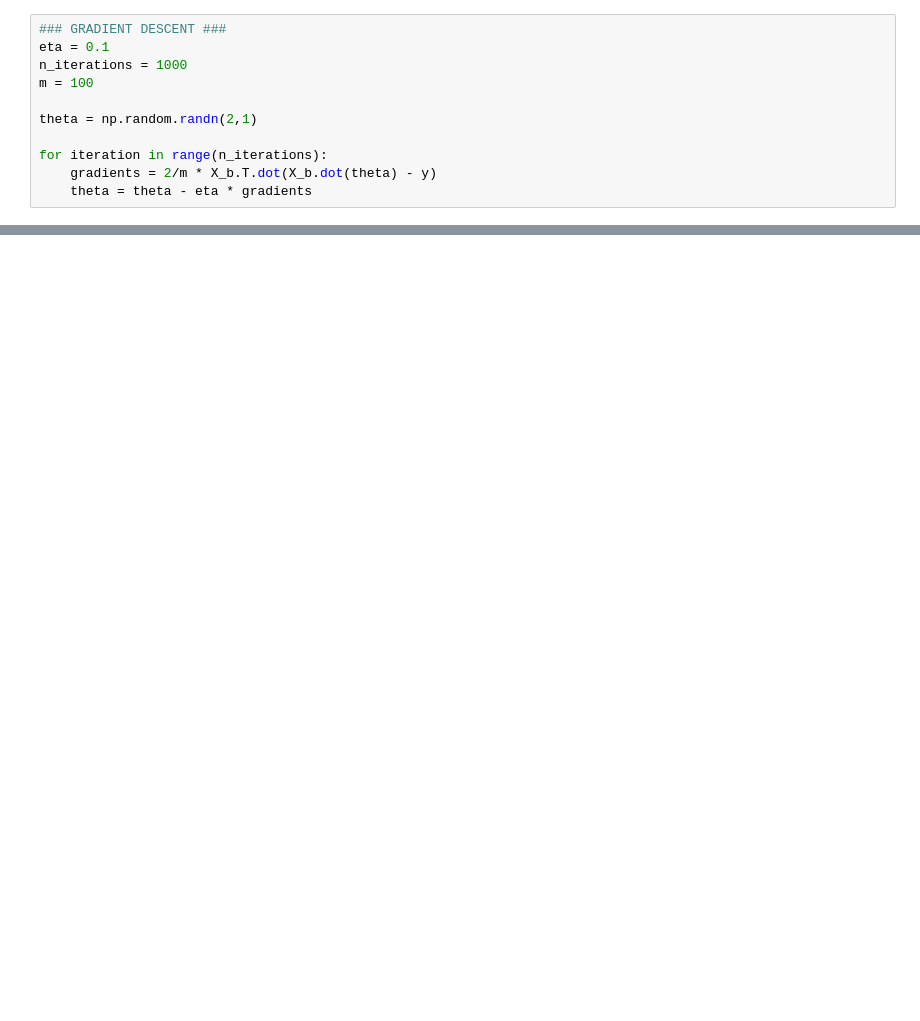
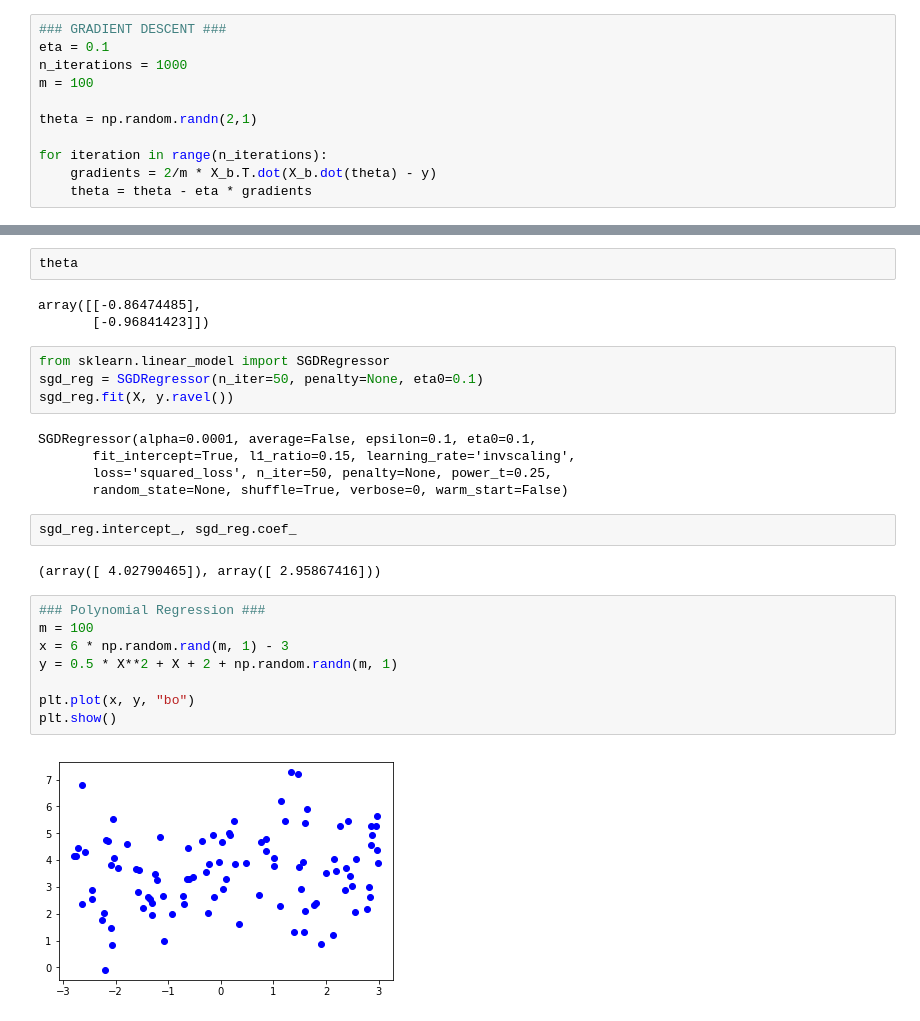
Before and after one commit to sshookman/cerebral-circuits, a Jupyter notebook: Chapter4.ipynb, the cells around one changed output, grey strips where cells are left out. Cells and saved outputs as stored; diff of their text form; blank space fills up the shorter version.

```diff
--- a/Chapter4.ipynb
+++ b/Chapter4.ipynb
@@ -70,0 +87,28 @@ array([[-0.47499754],
+# %%
+theta
+# %% [output]
+array([[-0.86474485],
+       [-0.96841423]])
+# %%
+from sklearn.linear_model import SGDRegressor
+sgd_reg = SGDRegressor(n_iter=50, penalty=None, eta0=0.1)
+sgd_reg.fit(X, y.ravel())
+# %% [output]
+SGDRegressor(alpha=0.0001, average=False, epsilon=0.1, eta0=0.1,
+       fit_intercept=True, l1_ratio=0.15, learning_rate='invscaling',
+       loss='squared_loss', n_iter=50, penalty=None, power_t=0.25,
+       random_state=None, shuffle=True, verbose=0, warm_start=False)
+# %%
+sgd_reg.intercept_, sgd_reg.coef_
+# %% [output]
+(array([ 4.02790465]), array([ 2.95867416]))
+# %%
+### Polynomial Regression ###
+m = 100
+x = 6 * np.random.rand(m, 1) - 3
+y = 0.5 * X**2 + X + 2 + np.random.randn(m, 1)
+
+plt.plot(x, y, "bo")
+plt.show()
+# %% [output]
+[figure, added]
```
Also changed, not shown: parts of 21 cells of this notebook.
